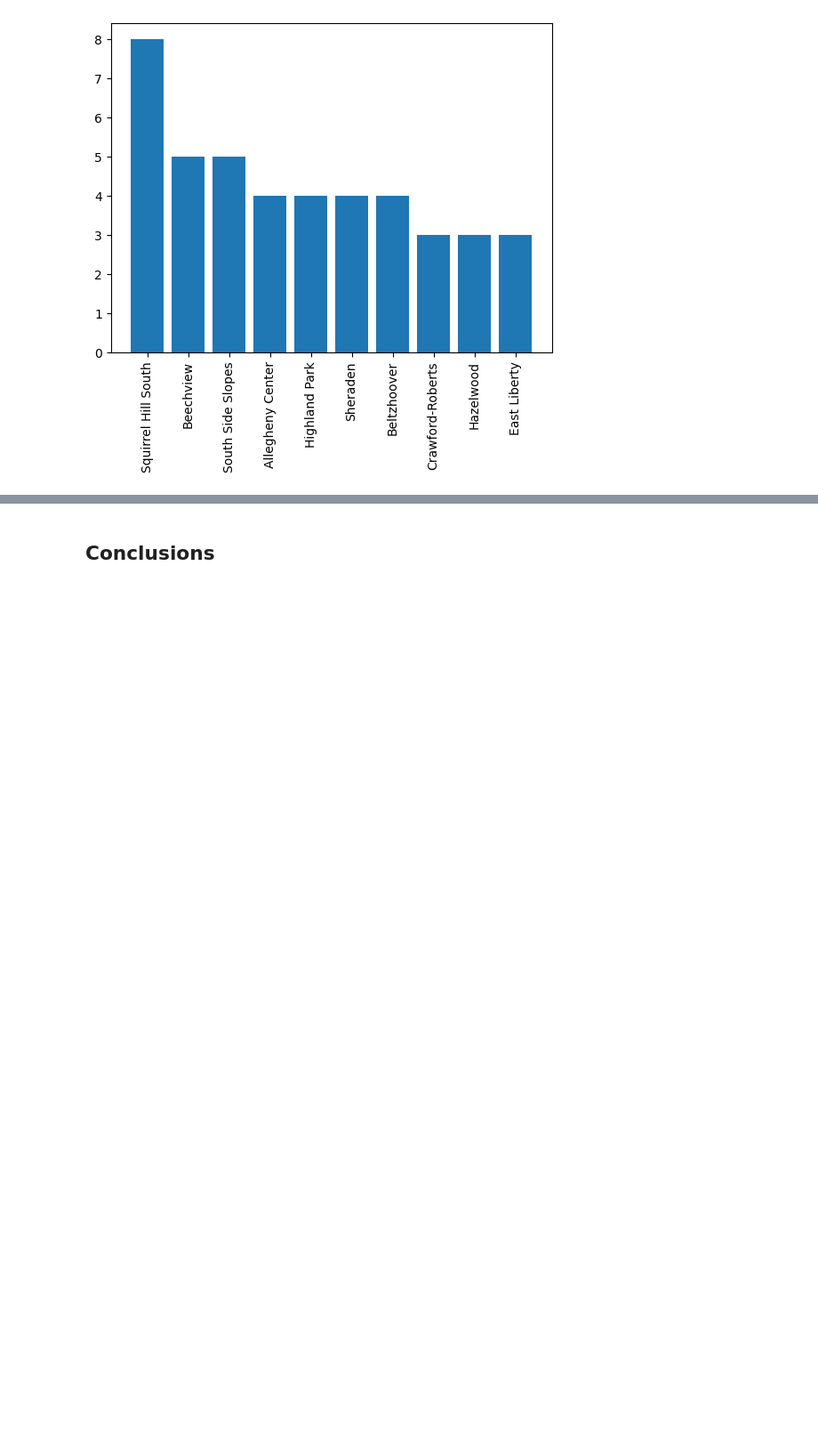
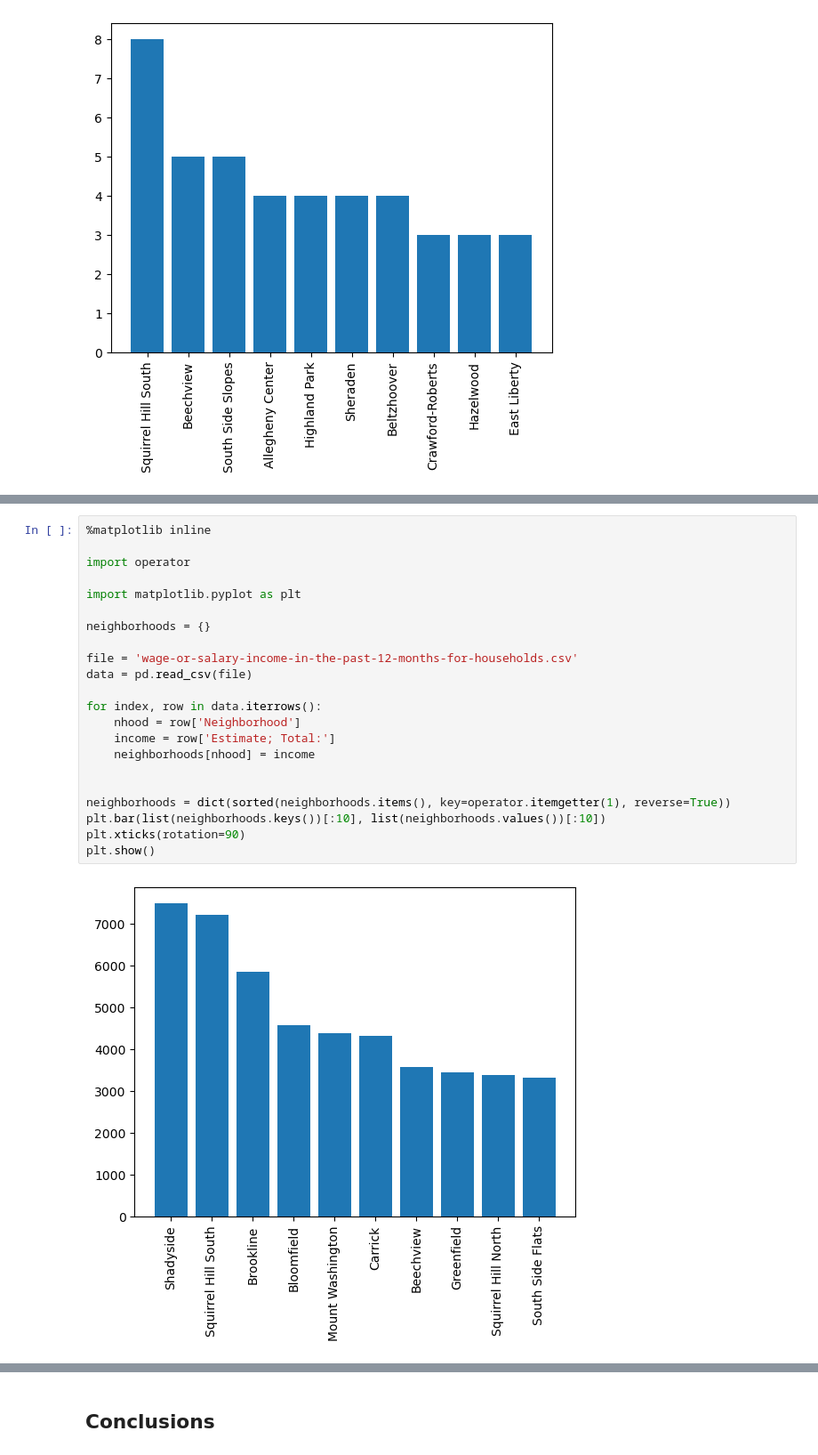
Before and after one commit to wpmPitt17/CMPINF-0010-Final-Project-Group15, a Jupyter notebook: Group_15_CMPINF0010_Final_Project.ipynb, the cells around one changed output, grey strips where cells are left out. Shown: that part at 89% size. Drawn from its saved outputs; the diff is of its cells as text; blank space fills up the shorter version.

```diff
--- a/Group_15_CMPINF0010_Final_Project.ipynb
+++ b/Group_15_CMPINF0010_Final_Project.ipynb
@@ -77 +98,25 @@ Average Income by Neighborhood
+# %%
+%matplotlib inline
+
+import operator
+
+import matplotlib.pyplot as plt
+
+neighborhoods = {}
+
+file = 'wage-or-salary-income-in-the-past-12-months-for-households.csv'
+data = pd.read_csv(file)
+
+for index, row in data.iterrows():
+    nhood = row['Neighborhood']
+    income = row['Estimate; Total:']
+    neighborhoods[nhood] = income
+
+
+neighborhoods = dict(sorted(neighborhoods.items(), key=operator.itemgetter(1), reverse=True))
+plt.bar(list(neighborhoods.keys())[:10], list(neighborhoods.values())[:10])
+plt.xticks(rotation=90)
+plt.show()
+# %% [output]
+[figure, added]
 # %% [markdown]
```
Also changed, not shown: parts of 13 cells of this notebook, 1 other file.
